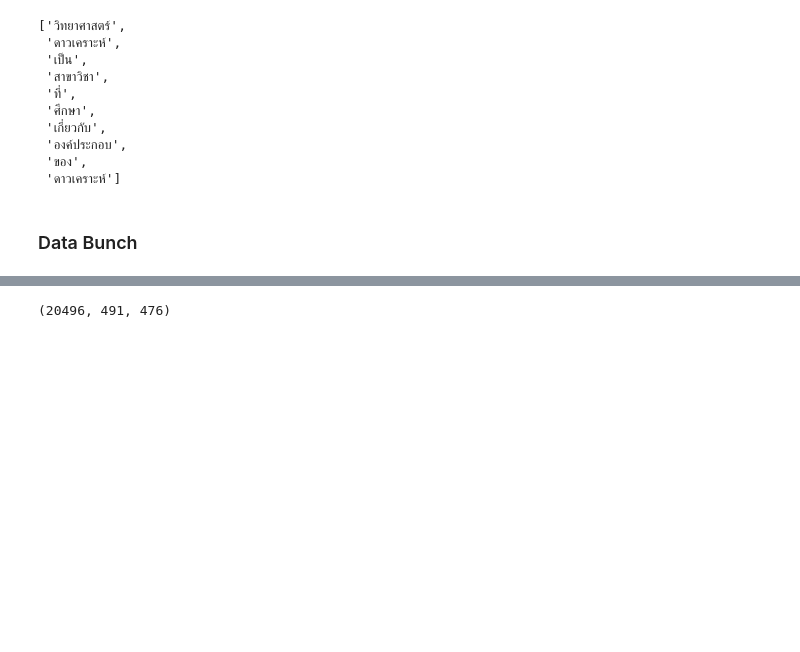
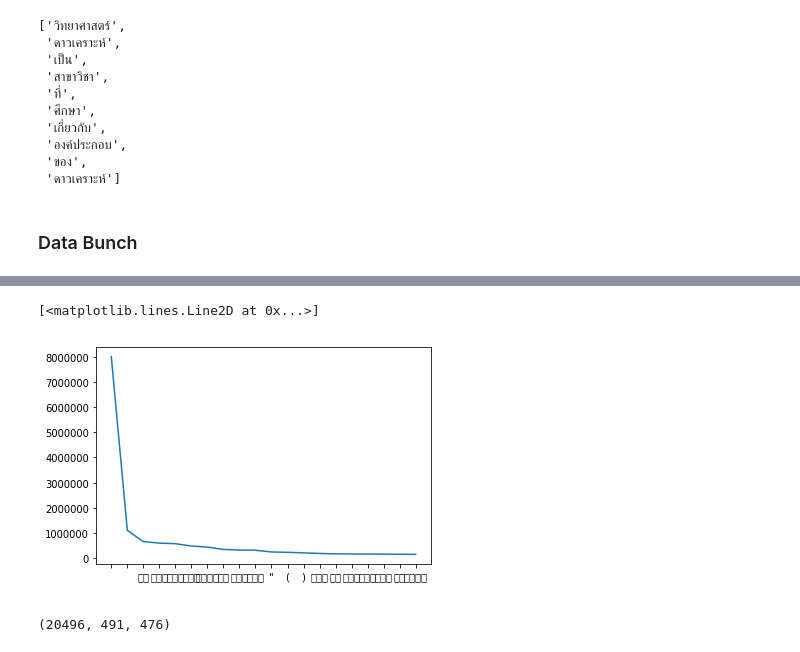
Before and after one commit to cstorm125/thai2fit, a Jupyter notebook: thwiki_lm/thwiki_lm.ipynb, the cells around one changed output, grey strips where cells are left out. Cells and saved outputs as stored; diff of their text form; code cells hidden in the pictures; blank space fills up the shorter version.

```diff
--- a/thwiki_lm/thwiki_lm.ipynb
+++ b/thwiki_lm/thwiki_lm.ipynb
@@ -168,0 +223,6 @@ We trained the language model based on 40M/200k/200k tokens of train-validation-
+# %%
+freq = pickle.load(open(f'{data_path}freq.pkl','rb'))
+freq_df = pd.DataFrame.from_dict(freq, orient='index').reset_index()
+freq_df.columns = ['token','freq']
+freq_df = freq_df.sort_values('freq',ascending=False)
+freq_df.head(10)
@@ -169 +241,7 @@ We trained the language model based on 40M/200k/200k tokens of train-validation-
+# %%
+#about 3 is reasonable
+plt.plot(freq_df.iloc[:20,:].token,freq_df.iloc[:20,:].freq)
+# %% [output]
+[<matplotlib.lines.Line2D at 0x...>]
+[figure, added]
 # %%
```
Also changed, not shown: parts of 32 cells of this notebook, 4 other files.
